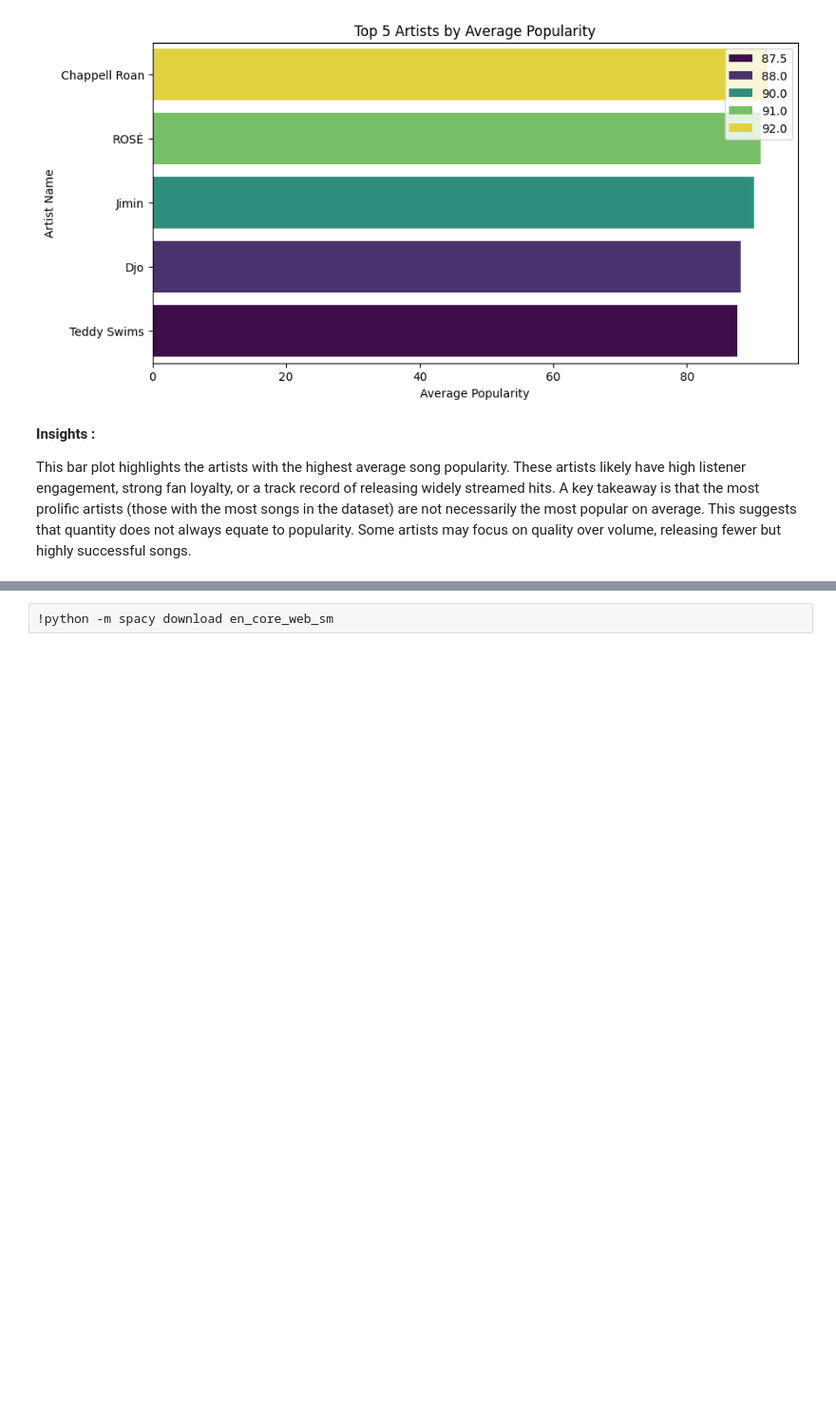
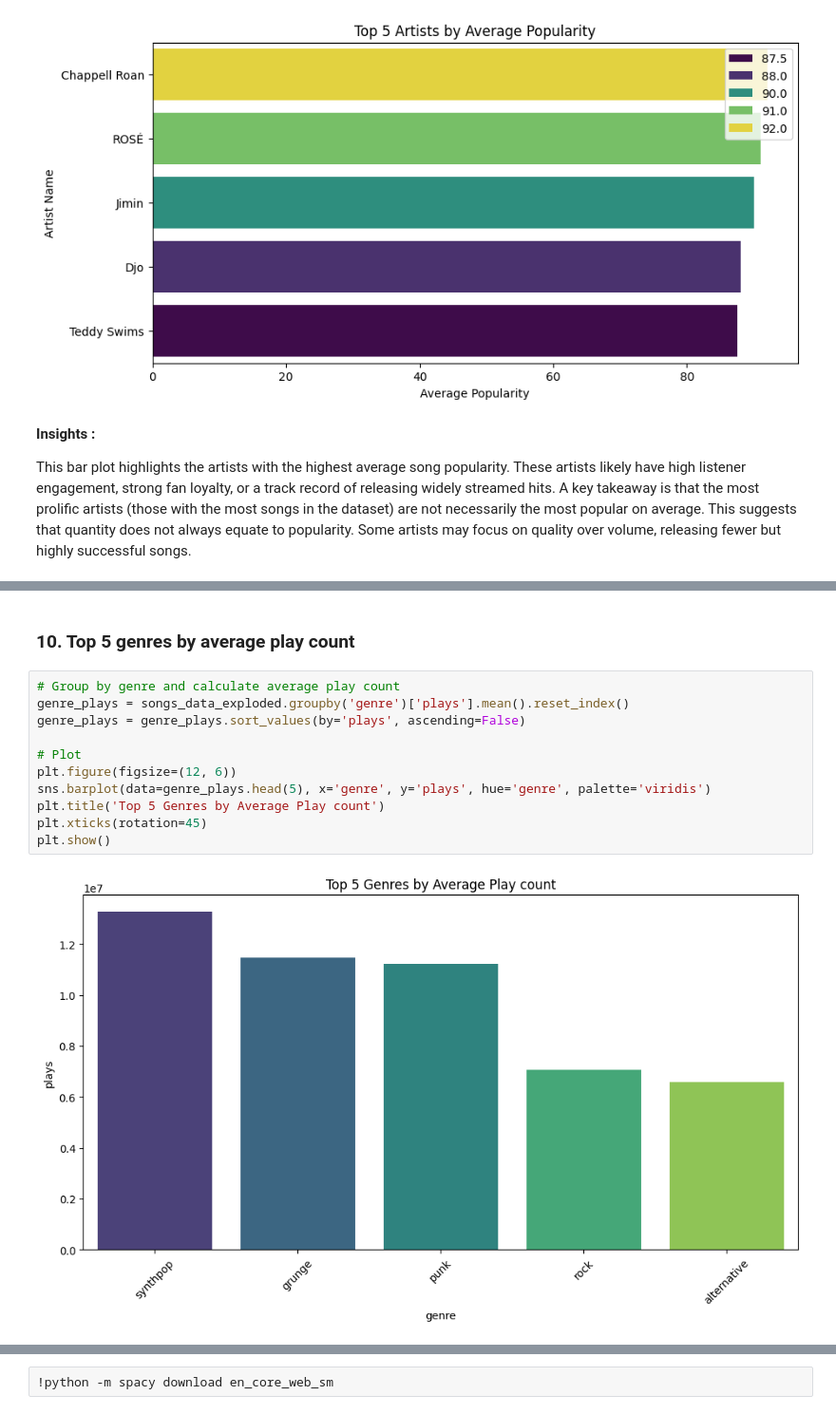
Before and after one commit to NatashaKamami/Music-Recommendation-System, a Jupyter notebook: Music_Recommender.ipynb, the cells around one changed output, grey strips where cells are left out. Shown: that part at 95% size. Drawn from its saved outputs; the diff is of its cells as text; blank space fills up the shorter version.

```diff
--- a/Music_Recommender.ipynb
+++ b/Music_Recommender.ipynb
@@ -216,0 +263,15 @@ A key takeaway is that the most prolific artists (those with the most songs in t
+# %% [markdown]
+### **10. Top 5 genres by average play count**
+# %%
+# Group by genre and calculate average play count
+genre_plays = songs_data_exploded.groupby('genre')['plays'].mean().reset_index()
+genre_plays = genre_plays.sort_values(by='plays', ascending=False)
+
+# Plot
+plt.figure(figsize=(12, 6))
+sns.barplot(data=genre_plays.head(5), x='genre', y='plays', hue='genre', palette='viridis')
+plt.title('Top 5 Genres by Average Play count')
+plt.xticks(rotation=45)
+plt.show()
+# %% [output]
+[figure, added]
```
Also changed, not shown: parts of 10 cells of this notebook.
